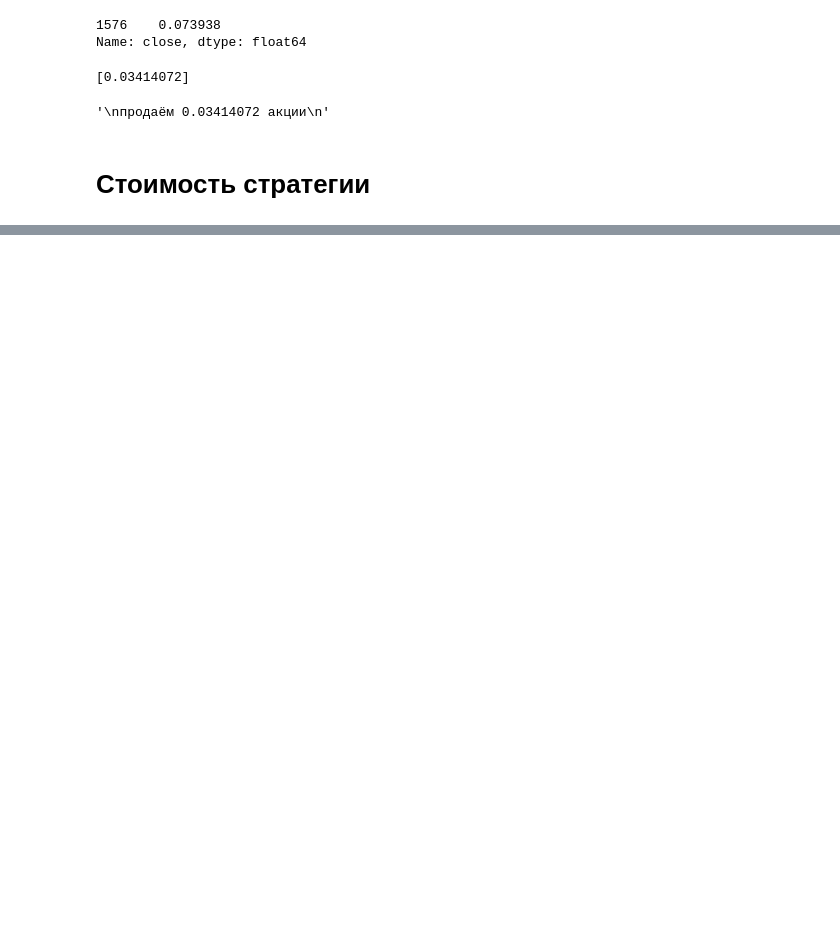
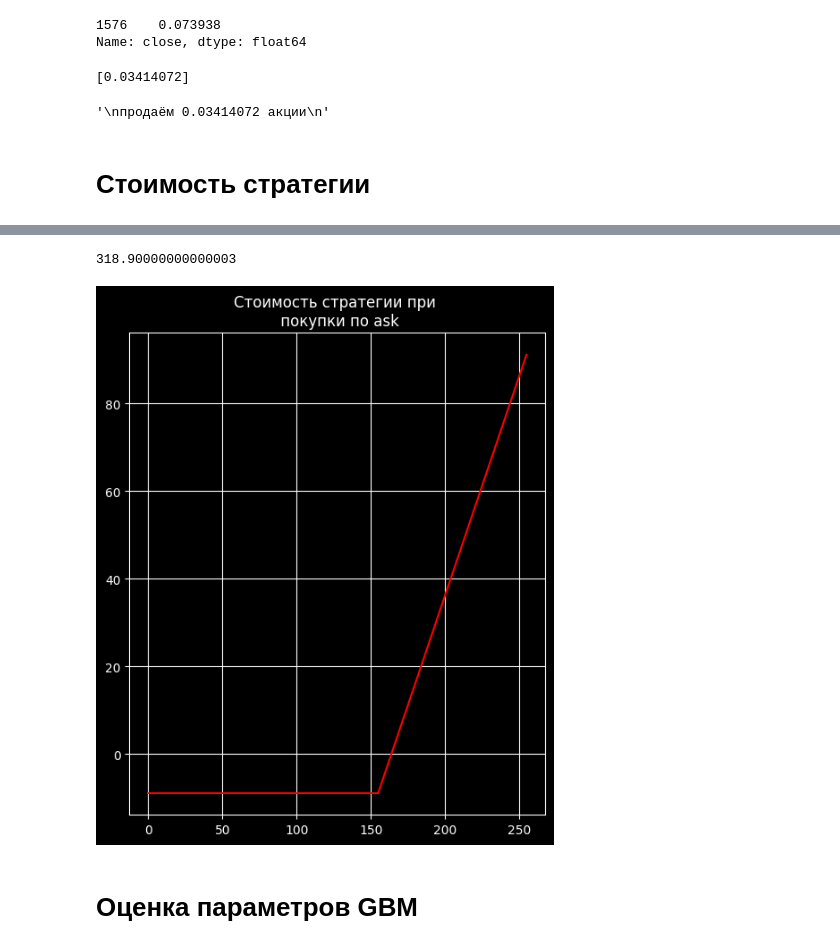
Before and after one commit to Vlad-prog-bit/msu_profinanse, a Jupyter notebook: Options.ipynb, the cells around one changed output, grey strips where cells are left out. Cells and saved outputs as stored; diff of their text form; code cells hidden in the pictures; blank space fills up the shorter version.

```diff
--- a/Options.ipynb
+++ b/Options.ipynb
@@ -372,0 +496,26 @@ Name: close, dtype: float64
+# %%
+# покупка по ask продажа по bid
+cost_of_protective_put = option['ask'] + option["BA"]
+S = np.linspace(0,
+                option['BA'] + 100,
+                1000)
+put_payoff = np.maximum(option['strike'] - S, 0)
+fig, ax2 = plt.subplots(1, 1, figsize=(6,7))
+S_intersection = option['strike'] / 2
+ax2.plot(np.array([0,S_intersection ]),
+         np.array([put_payoff[0] - cost_of_protective_put,put_payoff[0] - cost_of_protective_put]),color='red')
+y = np.linspace(put_payoff[0] - cost_of_protective_put,
+                put_payoff[0] + 100 - cost_of_protective_put,
+                1000)
+x = np.linspace(S_intersection,
+                S_intersection + 100,
+                1000)
+ax2.plot(x,y,color='red')
+ax2.grid(True)
+ax2.set_title('Стоимость стратегии при \n покупки по ask')
+print(cost_of_protective_put)
+# %% [output]
+318.90000000000003
+[figure, added]
+# %% [markdown]
+# Оценка параметров GBM
```
Also changed, not shown: parts of 19 cells of this notebook.
